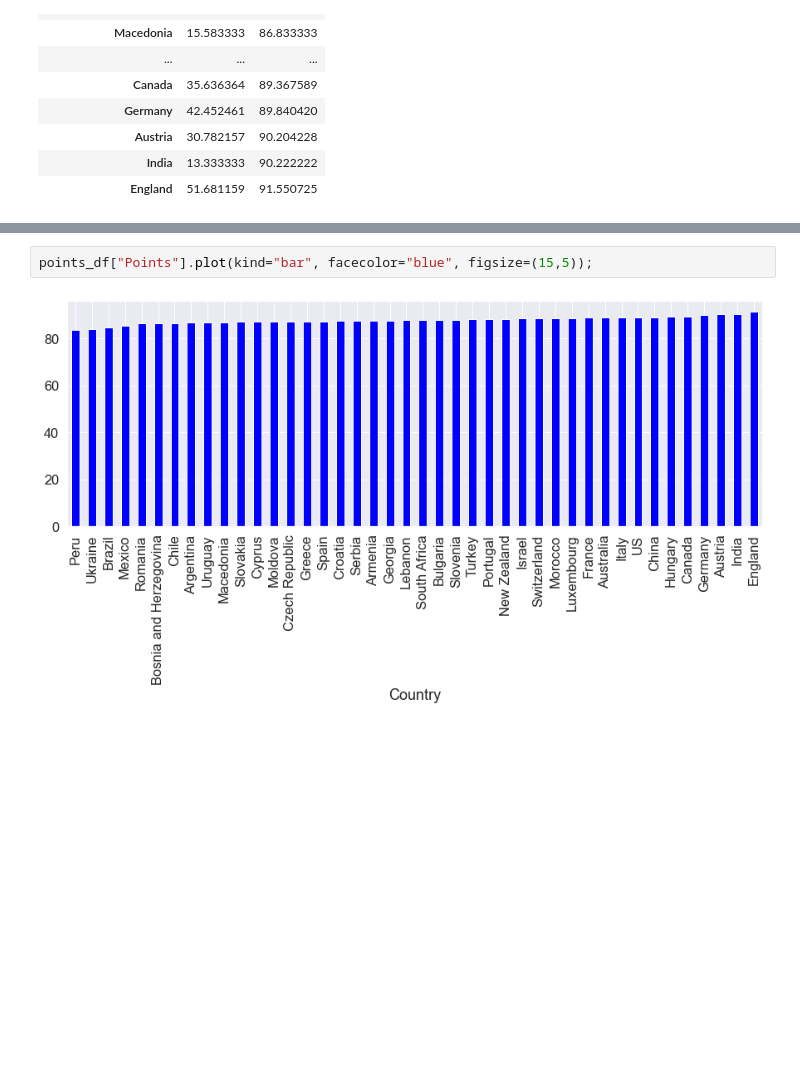
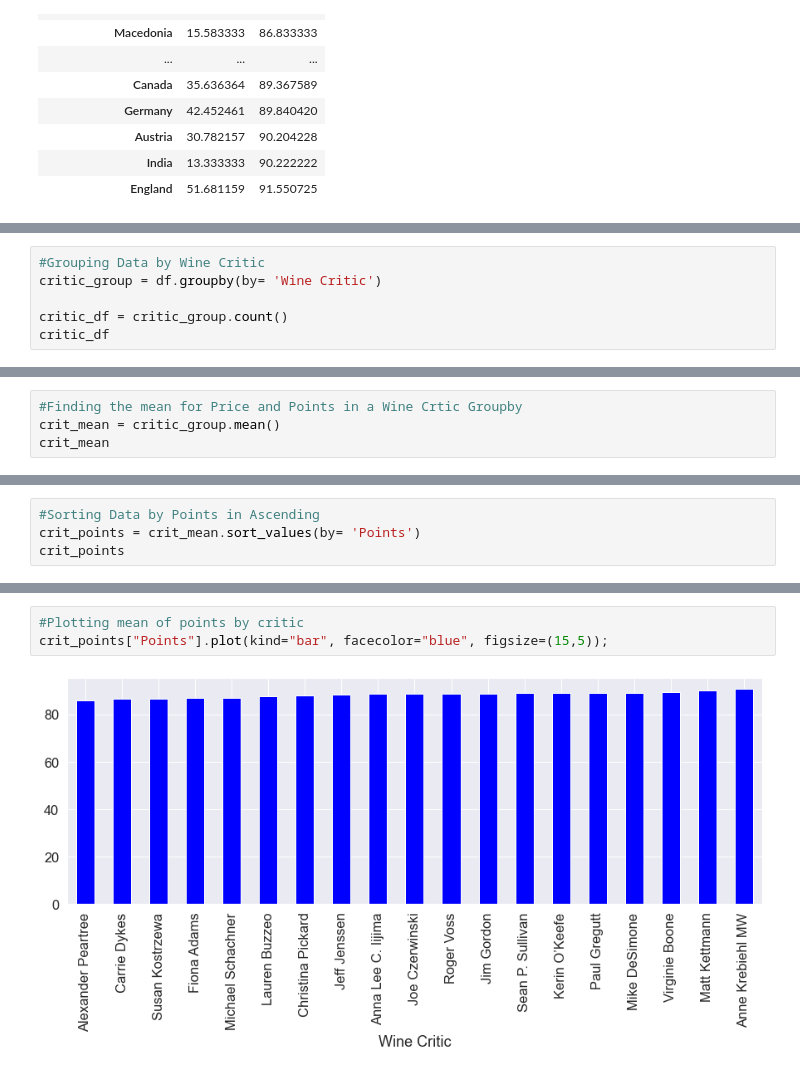
Before and after one commit to bso613/WineSnobs, a Jupyter notebook: winedata.ipynb, the cells around one changed output, grey strips where cells are left out. Cells and saved outputs as stored; diff of their text form; blank space fills up the shorter version.

Commit message:
Answered questions 2 and 3 while adding multiple new visuals. Code has also been commented in

```diff
--- a/winedata.ipynb
+++ b/winedata.ipynb
@@ -254,0 +347,6 @@ points_df
+# %%
+#Grouping Data by Wine Critic
+critic_group = df.groupby(by= 'Wine Critic')
+
+critic_df = critic_group.count()
+critic_df
@@ -254,0 +424,4 @@ points_df
+# %%
+#Finding the mean for Price and Points in a Wine Crtic Groupby
+crit_mean = critic_group.mean()
+crit_mean
@@ -254,0 +447,4 @@ points_df
+# %%
+#Sorting Data by Points in Ascending
+crit_points = crit_mean.sort_values(by= 'Points')
+crit_points
@@ -255,4 +470,5 @@ points_df
 # %%
-points_df["Points"].plot(kind="bar", facecolor="blue", figsize=(15,5));
+#Plotting mean of points by critic
+crit_points["Points"].plot(kind="bar", facecolor="blue", figsize=(15,5));
 # %% [output]
-[figure, old version]
+[figure, new version]
```
Also changed, not shown: parts of 24 cells of this notebook, 1 other file.
